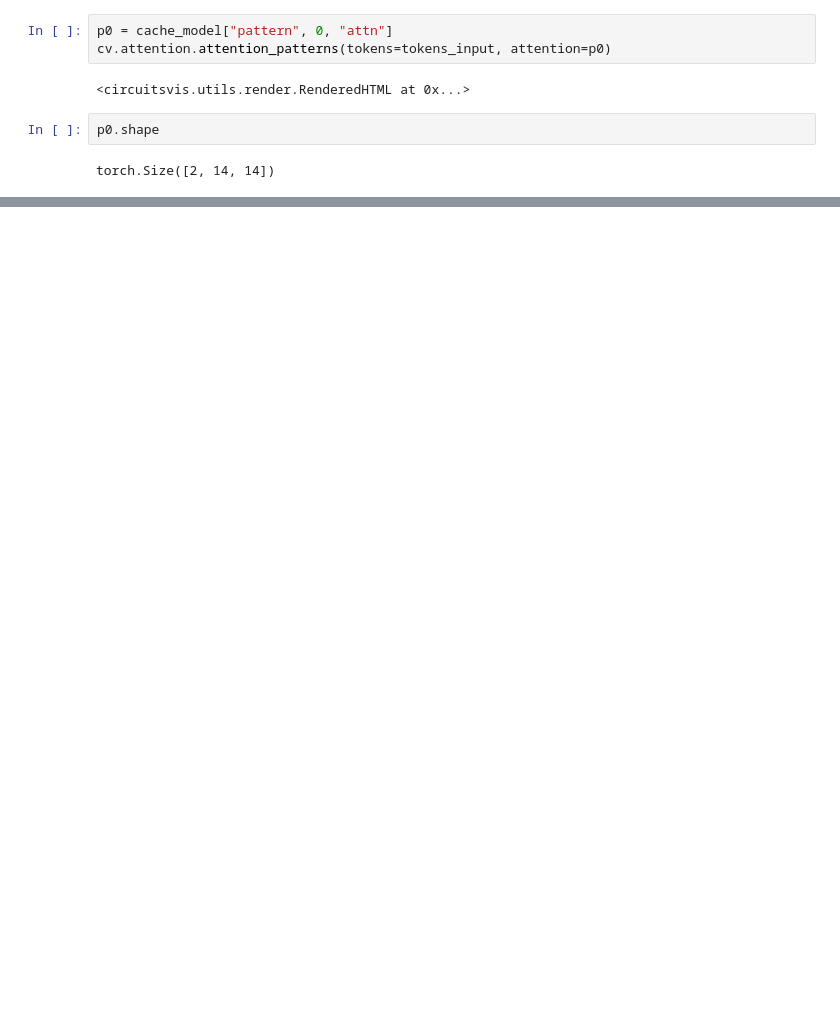
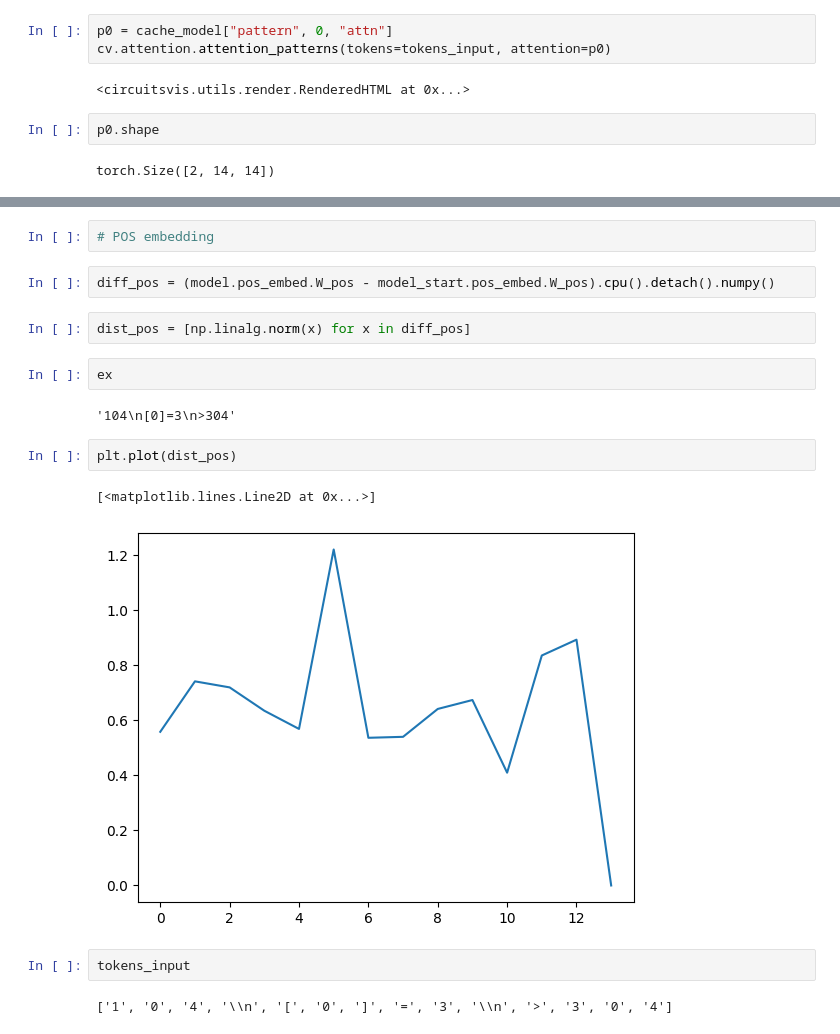
Before and after one commit to JacobAndersson/array_indexing, a Jupyter notebook: notebooks/Exploration.ipynb, the cells around one changed output, grey strips where cells are left out. Drawn from its saved outputs; the diff is of its cells as text; blank space fills up the shorter version.

Commit message:
token movement stuff

```diff
--- a/notebooks/Exploration.ipynb
+++ b/notebooks/Exploration.ipynb
@@ -139,0 +253,19 @@ torch.Size([2, 14, 14])
+# %%
+# POS embedding
+# %%
+diff_pos = (model.pos_embed.W_pos - model_start.pos_embed.W_pos).cpu().detach().numpy()
+# %%
+dist_pos = [np.linalg.norm(x) for x in diff_pos]
+# %%
+ex
+# %% [output]
+'104\n[0]=3\n>304'
+# %%
+plt.plot(dist_pos)
+# %% [output]
+[<matplotlib.lines.Line2D at 0x...>]
+[figure, added]
+# %%
+tokens_input
+# %% [output]
+['1', '0', '4', '\\n', '[', '0', ']', '=', '3', '\\n', '>', '3', '0', '4']
```
Also changed, not shown: parts of 28 cells of this notebook, 1 other file.
